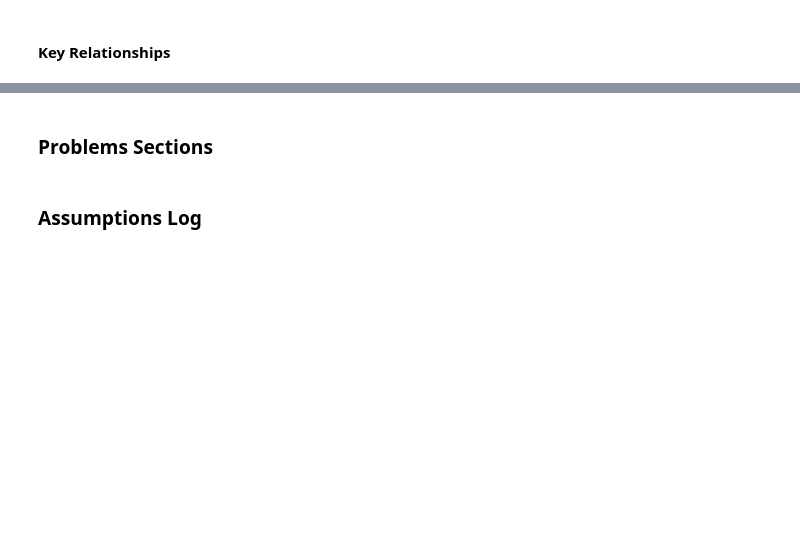
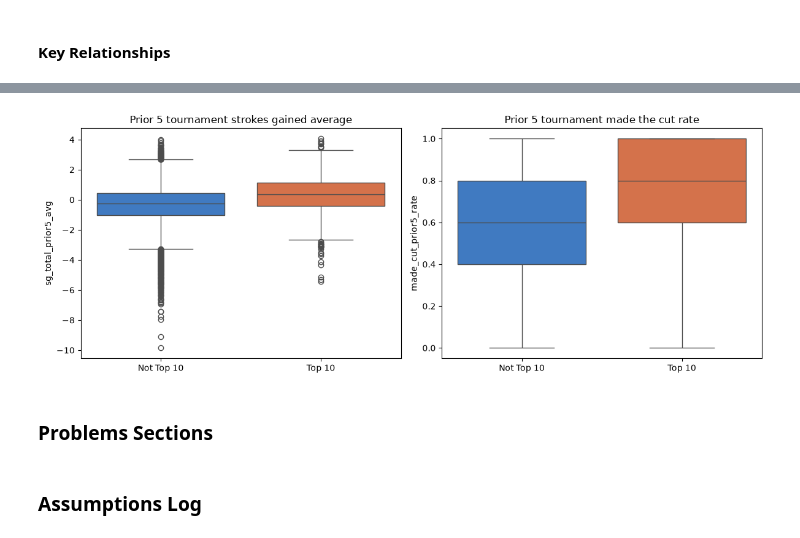
Before and after one commit to ChristianSantos2671/Santos_Christian_FinalAssignment, a Jupyter notebook: notebook.ipynb, the cells around one changed output, grey strips where cells are left out. Cells and saved outputs as stored; diff of their text form; code cells hidden in the pictures; blank space fills up the shorter version.

```diff
--- a/notebook.ipynb
+++ b/notebook.ipynb
@@ -109,3 +351,24 @@ memory usage: 13.6 MB
+# %%
+fig, axes = plt.subplots(1, 2, figsize=(12, 4.5))
+
+for ax, col, title in zip(
+    axes,
+    ['sg_total_prior5_avg', 'made_cut_prior5_rate'],
+    ['Prior 5 tournament strokes gained average', 'Prior 5 tournament made the cut rate']
+):
+    sns.boxplot(
+        data=df, x='top_10_label', y=col, hue='top_10_label', legend=False,
+        order=['Not Top 10', 'Top 10'],
+        palette={'Not Top 10': color_not_top10, 'Top 10': color_top10},
+        ax=ax
+    )
+    ax.set_title(title)
+    ax.set_xlabel('')
+
+plt.tight_layout()
+plt.show()
+# %% [output]
+[figure, added]
 # %% [markdown]
 ### Problems Sections
 # %% [markdown]
```
Also changed, not shown: parts of 9 cells of this notebook.
